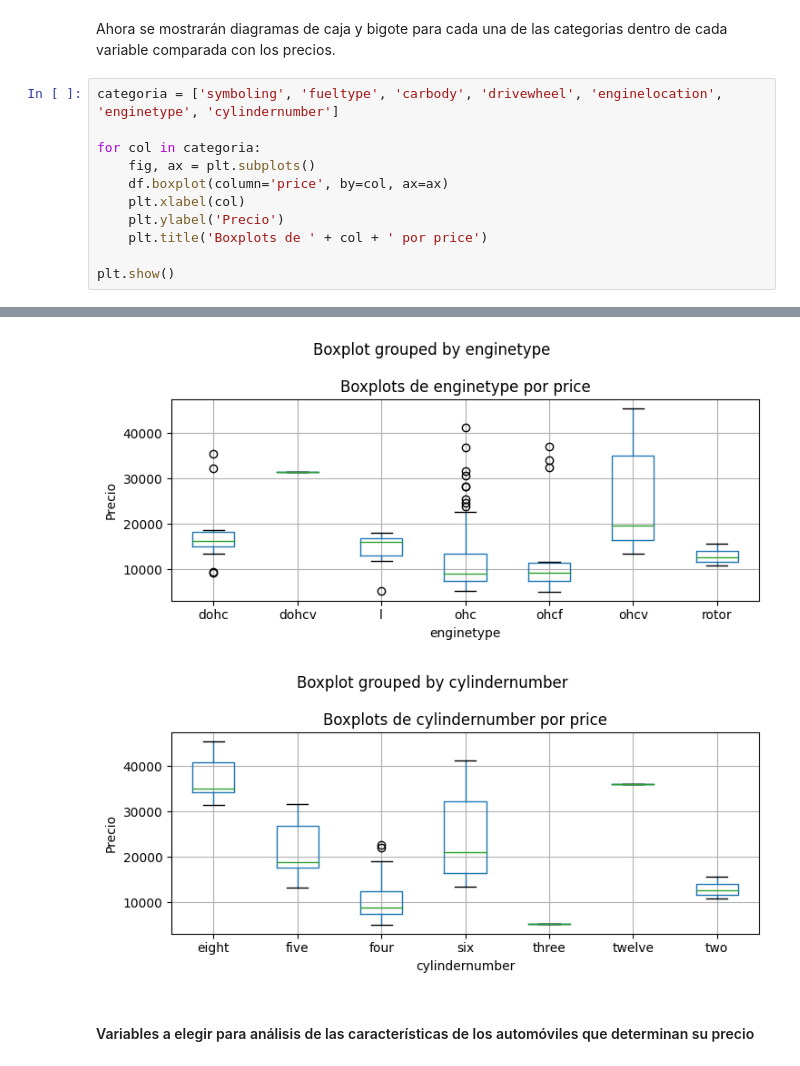
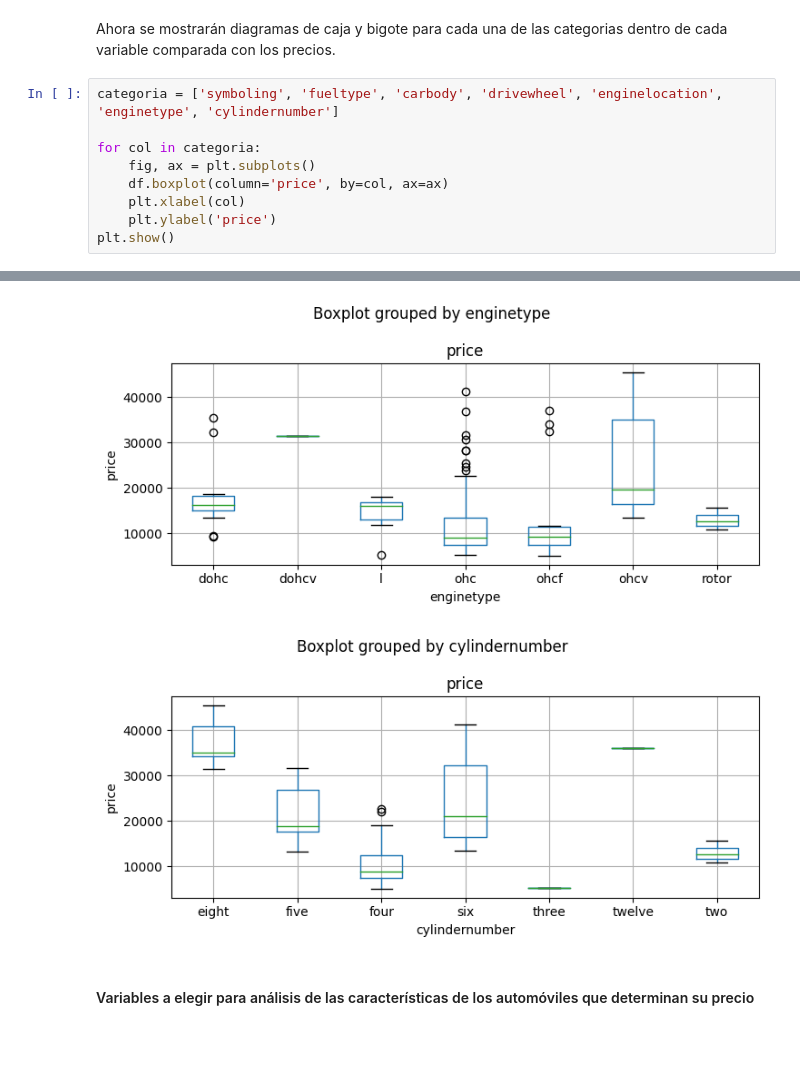
Before and after one commit to fedemedina72/PortafolioTC3006C, a Jupyter notebook: Modulo1/LimpiezaDatos.ipynb, the cells around one changed output, grey strips where cells are left out. Drawn from its saved outputs; the diff is of its cells as text.

Commit message:
boxplot

```diff
--- a/Modulo1/LimpiezaDatos.ipynb
+++ b/Modulo1/LimpiezaDatos.ipynb
@@ -400,8 +400,6 @@ for col in categoria:
     fig, ax = plt.subplots()
     df.boxplot(column='price', by=col, ax=ax)
     plt.xlabel(col)
-    plt.ylabel('Precio')
-    plt.title('Boxplots de ' + col + ' por price')
-
+    plt.ylabel('price')
 plt.show()
 # %% [output]
@@ -413,4 +411,4 @@ plt.show()
-[figure, old version]
+[figure, new version]
-[figure, old version]
+[figure, new version]
 # %% [markdown]
 #### Variables a elegir para análisis de las características de los automóviles que determinan su precio
```
Also changed, not shown: parts of 1 cell of this notebook.
